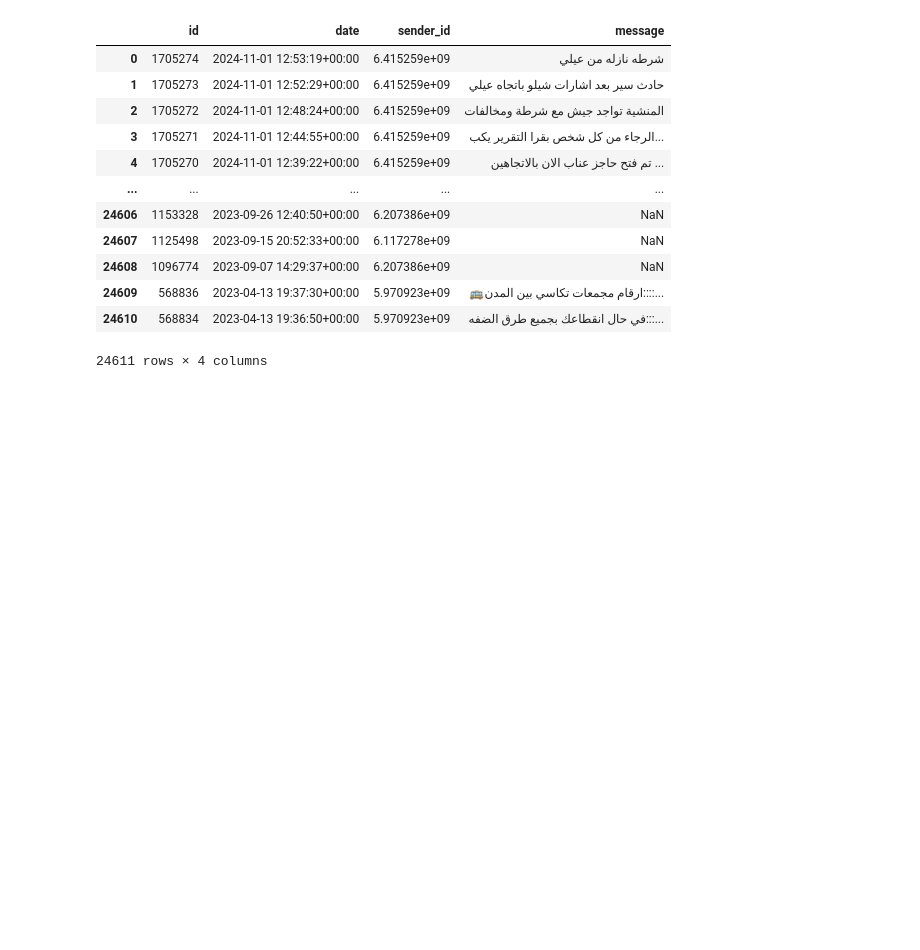
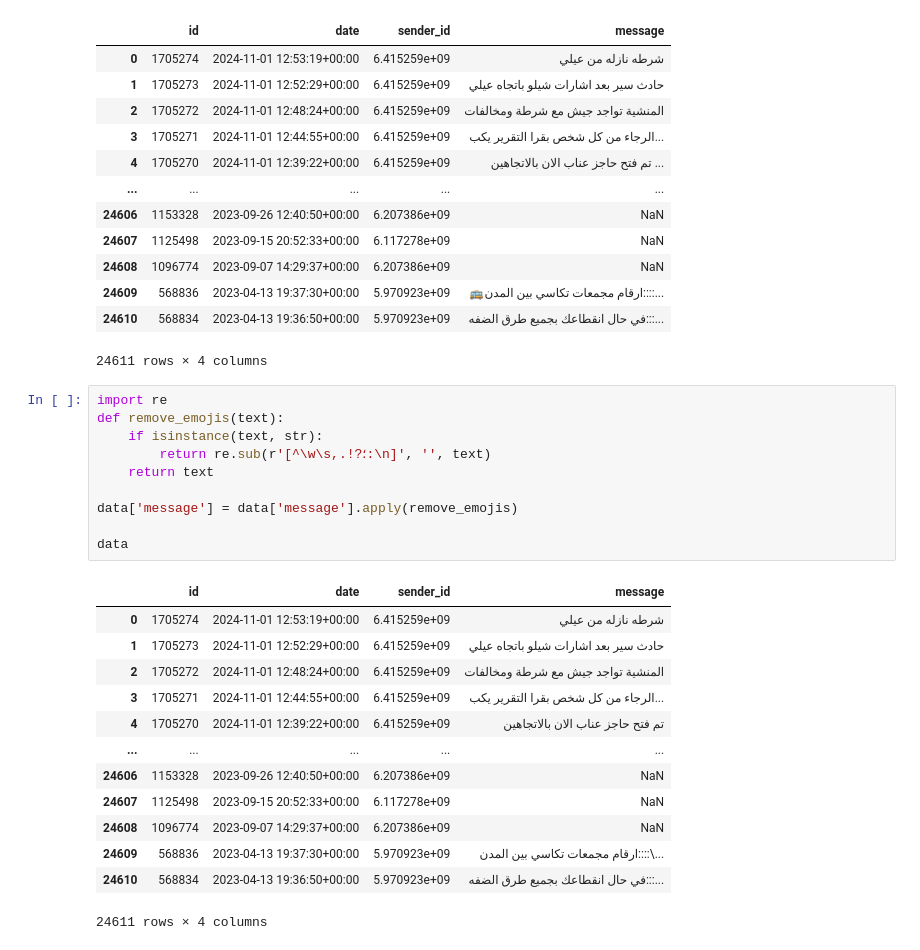
Before and after one commit to ehabsuliman/ROADWATCH, a Jupyter notebook: Road/RW.ipynb, the cells around one changed output. Saved outputs shown, nothing was run; the diff lists cells and outputs as text; blank space fills up the shorter version.

```diff
--- a/Road/RW.ipynb
+++ b/Road/RW.ipynb
@@ -18,3 +18,27 @@ data
 | 24609 | 568836 | 2023-04-13 19:37:30+00:00 | 5.970923e+09 | 🚌ارقام مجمعات تكاسي بين المدن::::... |
 | 24610 | 568834 | 2023-04-13 19:36:50+00:00 | 5.970923e+09 | في حال انقطاعك بجميع طرق الضفه:::... |
 24611 rows × 4 columns
+# %%
+import re
+def remove_emojis(text):
+    if isinstance(text, str):
+        return re.sub(r'[^\w\s,.!?؛:\n]', '', text)
+    return text
+
+data['message'] = data['message'].apply(remove_emojis)
+
+data
+# %% [output]
+|  | id | date | sender_id | message |
+| 0 | 1705274 | 2024-11-01 12:53:19+00:00 | 6.415259e+09 | شرطه نازله من عيلي |
+| 1 | 1705273 | 2024-11-01 12:52:29+00:00 | 6.415259e+09 | حادث سير بعد اشارات شيلو باتجاه عيلي |
+| 2 | 1705272 | 2024-11-01 12:48:24+00:00 | 6.415259e+09 | المنشية تواجد جيش مع شرطة ومخالفات |
+| 3 | 1705271 | 2024-11-01 12:44:55+00:00 | 6.415259e+09 | الرجاء من كل شخص بقرا التقرير يكب... |
+| 4 | 1705270 | 2024-11-01 12:39:22+00:00 | 6.415259e+09 | تم فتح حاجز عناب الان بالاتجاهين |
+| ... | ... | ... | ... | ... |
+| 24606 | 1153328 | 2023-09-26 12:40:50+00:00 | 6.207386e+09 | NaN |
+| 24607 | 1125498 | 2023-09-15 20:52:33+00:00 | 6.117278e+09 | NaN |
+| 24608 | 1096774 | 2023-09-07 14:29:37+00:00 | 6.207386e+09 | NaN |
+| 24609 | 568836 | 2023-04-13 19:37:30+00:00 | 5.970923e+09 | ارقام مجمعات تكاسي بين المدن::::\... |
+| 24610 | 568834 | 2023-04-13 19:36:50+00:00 | 5.970923e+09 | في حال انقطاعك بجميع طرق الضفه:::... |
+24611 rows × 4 columns
```
Also changed, not shown: parts of 8 cells of this notebook.
